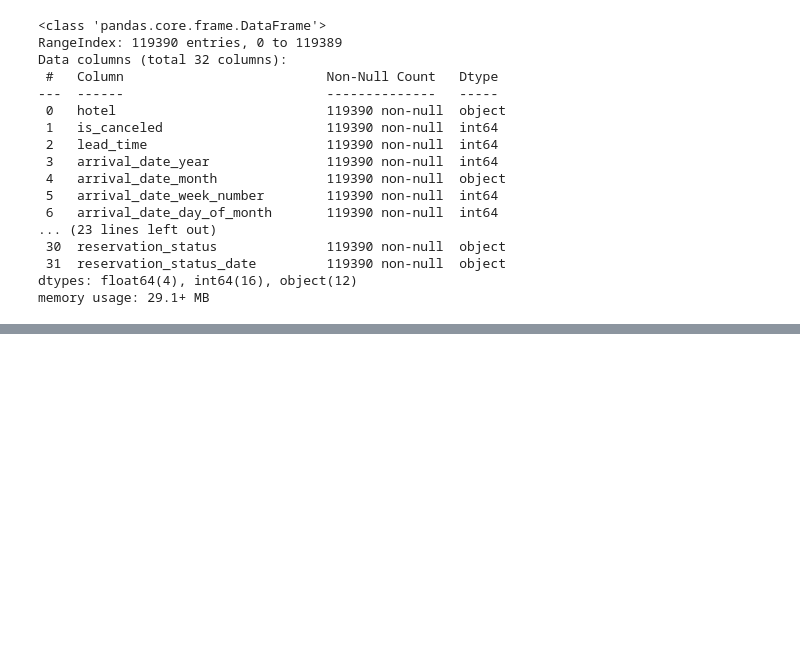
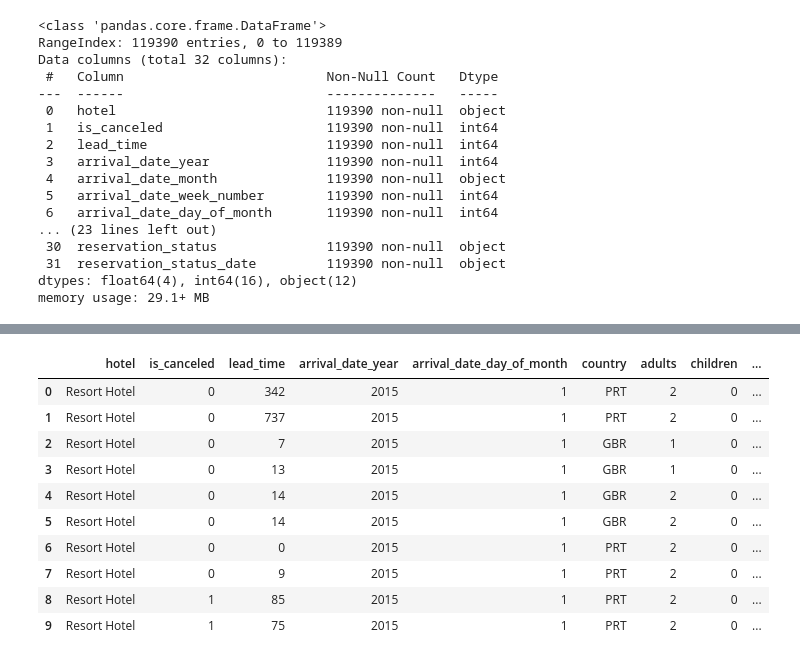
Before and after one commit to dev-PrabhatShukla/Capstone-Project--EDA-On-Hotel-Booking-Analysis, a Jupyter notebook: Hotel_Booking_Analysis_Capstone_Project.ipynb, the cells around one changed output, grey strips where cells are left out. Saved outputs shown, nothing was run; the diff lists cells and outputs as text; code cells hidden in the pictures; blank space fills up the shorter version.

Commit message:
Dealing with missing or null values and create a seperate dataframe to keep those columns in one place which we are going to use in the analysis

```diff
--- a/Hotel_Booking_Analysis_Capstone_Project.ipynb
+++ b/Hotel_Booking_Analysis_Capstone_Project.ipynb
@@ -128,0 +177,12 @@ memory usage: 29.1+ MB
+# %%
+# Dropping the column company and agent from the dataframe
+dataframe.drop(['company','agent'],inplace=True,axis=1)
+
+# Replace the null values of country column with mode value
+dataframe['country'].fillna(dataframe.country.mode().to_string(), inplace=True)
+
+# Replace the null values of children column with mean value
+dataframe['children'].fillna(round(dataframe.children.mean()), inplace=True)
+
+# displaying dataframe
+dataframe.head()
@@ -128,0 +238,6 @@ memory usage: 29.1+ MB
+# %%
+# Columns that is required too keep in another dataframe for future analysis
+columns_to_keep = ['hotel', 'is_canceled', 'lead_time', 'arrival_date_year', 'arrival_date_day_of_month', 'country', 'adults', 'children', 'babies', 'stays_in_weekend_nights']
+dataframe = dataframe[columns_to_keep]
+# Let's display the information of the dataframe
+dataframe.info()
@@ -128,0 +270,4 @@ memory usage: 29.1+ MB
+# %%
+dataframe['children'] = dataframe['children'].astype('int64')
+# Let's display dataframe info. to confirm above conversion
+dataframe.info()
@@ -128,0 +292,15 @@ memory usage: 29.1+ MB
+# %%
+# Now everything looks good so Let's display our new dataframe
+dataframe.head(10)
+# %% [output]
+|  | hotel | is_canceled | lead_time | arrival_date_year | arrival_date_day_of_month | country | adults | children | ... |
+| 0 | Resort Hotel | 0 | 342 | 2015 | 1 | PRT | 2 | 0 | ... |
+| 1 | Resort Hotel | 0 | 737 | 2015 | 1 | PRT | 2 | 0 | ... |
+| 2 | Resort Hotel | 0 | 7 | 2015 | 1 | GBR | 1 | 0 | ... |
+| 3 | Resort Hotel | 0 | 13 | 2015 | 1 | GBR | 1 | 0 | ... |
+| 4 | Resort Hotel | 0 | 14 | 2015 | 1 | GBR | 2 | 0 | ... |
+| 5 | Resort Hotel | 0 | 14 | 2015 | 1 | GBR | 2 | 0 | ... |
+| 6 | Resort Hotel | 0 | 0 | 2015 | 1 | PRT | 2 | 0 | ... |
+| 7 | Resort Hotel | 0 | 9 | 2015 | 1 | PRT | 2 | 0 | ... |
+| 8 | Resort Hotel | 1 | 85 | 2015 | 1 | PRT | 2 | 0 | ... |
+| 9 | Resort Hotel | 1 | 75 | 2015 | 1 | PRT | 2 | 0 | ... |
```
Also changed, not shown: parts of 16 cells of this notebook.
